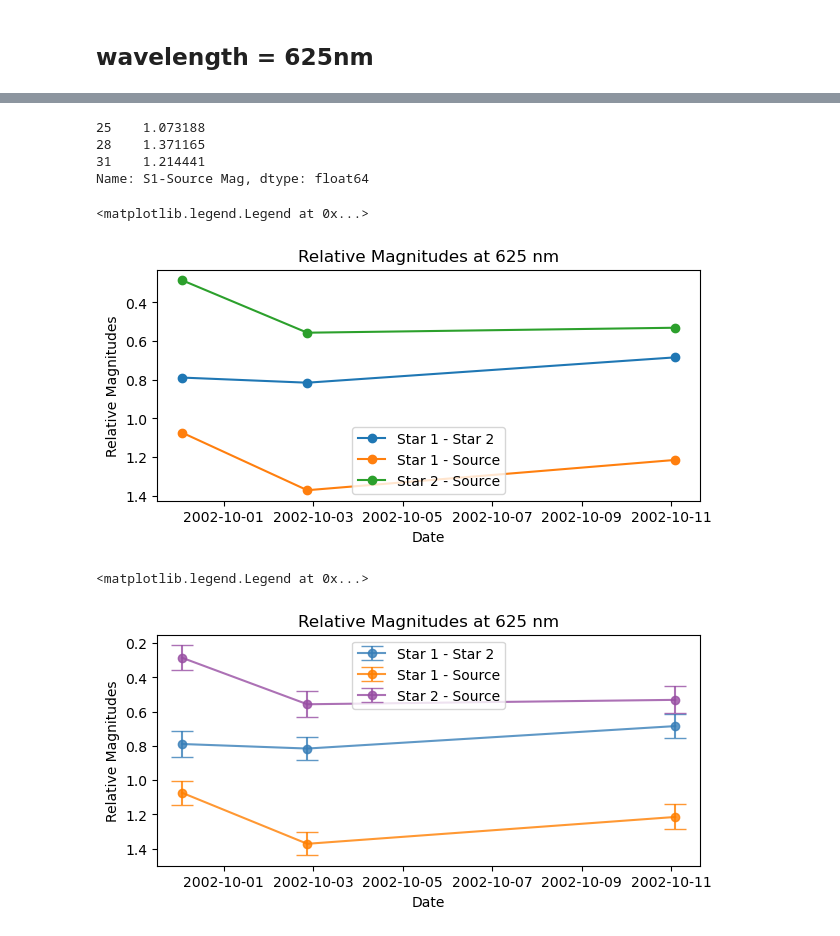
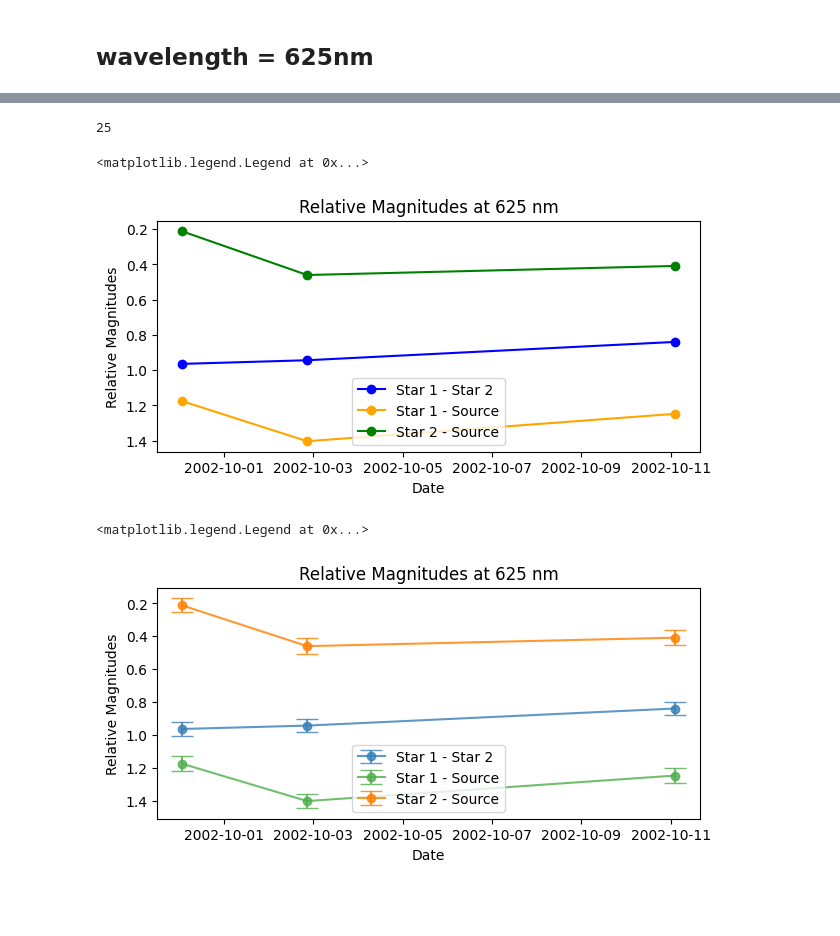
Before and after one commit to imanbeh/variablesearch, a Jupyter notebook: analysis_625nm.ipynb, the cells around one changed output, grey strips where cells are left out. Saved outputs shown, nothing was run; the diff lists cells and outputs as text; code cells hidden in the pictures; blank space fills up the shorter version.

```diff
--- a/analysis_625nm.ipynb
+++ b/analysis_625nm.ipynb
@@ -45,3 +46,5 @@ w = 625 # wavelength
 # t1 = Time(df['Times'].to_list(),format = 'iso')
 # df['Time as Object']=t1
 # df.sort_values(by = 'Filter nm', inplace = True)
+# %%
+df.sort_values(by = 'Filter nm', inplace = True)
@@ -48,22 +199,22 @@ w = 625 # wavelength
 # %%
 s1_coords = df.loc[(df['Filter nm'] == w)]['Star 1'][df.loc[(df['Filter nm'] == w)].index[0]]
-ap435_s1 = CircularAperture(s1_coords, r=3.0) # star 1 aperture in 435nm data
+ap435_s1 = CircularAperture(s1_coords, r=5.0) # star 1 aperture in 435nm data
 sumstar1,apstats1 = ap_sum(df, w,datas,ap435_s1)
 
 s2_coords = df.loc[(df['Filter nm'] == w)]['Star 2'][df.loc[(df['Filter nm'] == w)].index[0]]
-ap435_s2 = CircularAperture(s2_coords, r=3.0) # star 2 aperture in 435nm data
+ap435_s2 = CircularAperture(s2_coords, r=5.0) # star 2 aperture in 435nm data
 sumstar2,apstats2 = ap_sum(df, w,datas,ap435_s2)
 
 s3_coords = df.loc[(df['Filter nm'] == w)]['Star 3'][df.loc[(df['Filter nm'] == w)].index[0]]
-ap435_s3 = aperture = CircularAperture(s3_coords, r=3.0)
+ap435_s3 = aperture = CircularAperture(s3_coords, r=5.0)
 sumstar3,apstats3 = ap_sum(df, w,datas,ap435_s3)
 
 s4_coords = df.loc[(df['Filter nm'] == w)]['Star 4'][df.loc[(df['Filter nm'] == w)].index[0]]
-ap435_s4 = CircularAperture(s4_coords, r=3.0)
+ap435_s4 = CircularAperture(s4_coords, r=5.0)
 sumstar4,apstats4 = ap_sum(df, w,datas,ap435_s4)
 
 s_coords = df.loc[(df['Filter nm'] == w)]['Coordinates'][df.loc[(df['Filter nm'] == w)].index[0]]
-ap435_source = CircularAperture(s_coords, r=3.0)
+ap435_source = CircularAperture(s_coords, r=5.0)
 sumstar_s,apstats_s = ap_sum(df, w,datas,ap435_source)
 # %% [output]
 19 625
@@ -104,3 +272,5 @@ df_w
+# %%
+df_w.sort_values(by=['Filter nm'], ascending=True, inplace=True)
 # %%
 # add relative magnitudes
 #relative magnitudes of candidate
@@ -121,6 +291,10 @@ df_w['S1-S4 Mag'] = s1s4 = 2.5 * ( np.log10(sumstar1) - np.log10(sumstar4))
 df_w['S2-S3 Mag'] = 2.5 * ( np.log10(sumstar2) - np.log10(sumstar3))
 df_w['S2-S4 Mag'] = s2s4 = 2.5 * ( np.log10(sumstar2) - np.log10(sumstar4))
 df_w['S4-S3 Mag'] = s4s3 = 2.5 * ( np.log10(sumstar4) - np.log10(sumstar3))
+# %%
+df_w[df_w['Filename']=='J8FW01020'].index[0]
+# %% [output]
+25
 # %%
 def mm(sumstar, apstats):
     '''
@@ -149,20 +323,15 @@ s1_s2_err = rmag(max_s1) - rmag(min_s2)
 s1_s2_max_dist_from_mean =  [np.abs(df_w['S1-S2 Mag'].values[i] - s1_s2_err[i]) for i in range(3)]
 s1_s_max_dist_from_mean = [np.abs(df_w['S1-Source Mag'].values[i] - s1_s_err[i]) for i in range(3)]
 s2_s_max_dist_from_mean = [np.abs(df_w['S2-Source Mag'].values[i] - s2_s_err[i]) for i in range(3)]
-# %%
-df_w['S1-Source Mag']
-# %% [output]
-25    1.073188
-28    1.371165
-31    1.214441
-Name: S1-Source Mag, dtype: float64
+# %%
+df_w.sort_values(by='Times', inplace=True)
 # %%
 fig,ax = plt.subplots(nrows = 1, ncols=1, figsize = (7,3))#, subplot_kw={'projection': wcs})
 
 ax.set_title('Relative Magnitudes at 625 nm')
-ax.plot(df_w['Time as Object'], df_w['S1-S2 Mag'], label = 'Star 1 - Star 2',marker = 'o')
-ax.plot(df_w['Time as Object'], df_w['S1-Source Mag'], label = 'Star 1 - Source', marker = 'o')
-ax.plot(df_w['Time as Object'], df_w['S2-Source Mag'], label = 'Star 2 - Source',marker = 'o')
+ax.plot(df_w['Time as Object'], df_w['S1-S2 Mag'], label = 'Star 1 - Star 2',marker = 'o', c='b')
+ax.plot(df_w['Time as Object'], df_w['S1-Source Mag'], label = 'Star 1 - Source', marker = 'o',c='orange')
+ax.plot(df_w['Time as Object'], df_w['S2-Source Mag'], label = 'Star 2 - Source',marker = 'o',c='g')
 
 ax.set_ylabel("Relative Magnitudes")
 ax.set_xlabel("Date")
@@ -172,7 +341,7 @@ ax.invert_yaxis()
 ax.legend()
 # %% [output]
 <matplotlib.legend.Legend at 0x...>
-[figure, old version]
+[figure, new version]
 # %%
 #colorblind friendly color cycle (via thriveth of github)
 CB_color_cycle = ['#377eb8', '#ff7f00', '#4daf4a',
@@ -181,24 +350,24 @@ CB_color_cycle = ['#377eb8', '#ff7f00', '#4daf4a',
 # %%
 fig,ax = plt.subplots(nrows = 1, ncols=1, figsize = (7,3))#, subplot_kw={'projection': wcs})
 
 ax.set_title('Relative Magnitudes at 625 nm')
 ax.errorbar(df_w['Time as Object'], df_w['S1-S2 Mag'], yerr=s1_s_max_dist_from_mean, capsize = 8.0, alpha = 0.8,
             label = 'Star 1 - Star 2',marker = 'o', c = CB_color_cycle[0])
 ax.errorbar(df_w['Time as Object'], df_w['S1-Source Mag'], yerr=s2_s_max_dist_from_mean,  capsize = 8.0,alpha = 0.8,
-            label = 'Star 1 - Source', marker = 'o', c = CB_color_cycle[1])
+            label = 'Star 1 - Source', marker = 'o', c = CB_color_cycle[2])
 ax.errorbar(df_w['Time as Object'], df_w['S2-Source Mag'], yerr=s1_s2_max_dist_from_mean, capsize = 8.0,alpha = 0.8,
-            label = 'Star 2 - Source',marker = 'o', c = CB_color_cycle[5])
+            label = 'Star 2 - Source',marker = 'o', c = CB_color_cycle[1])
 
 ax.set_ylabel("Relative Magnitudes")
 ax.set_xlabel("Date")
 #ax.set_ylim(-1,3)
 
 ax.invert_yaxis()
 
 ax.legend()
 # %% [output]
 <matplotlib.legend.Legend at 0x...>
-[figure, old version]
+[figure, new version]
 # %%
 fig,ax = plt.subplots(nrows = 1, ncols=1, figsize = (7,3))#, subplot_kw={'projection': wcs})
 
```
Also changed, not shown: parts of 30 cells of this notebook, 8 other files.
